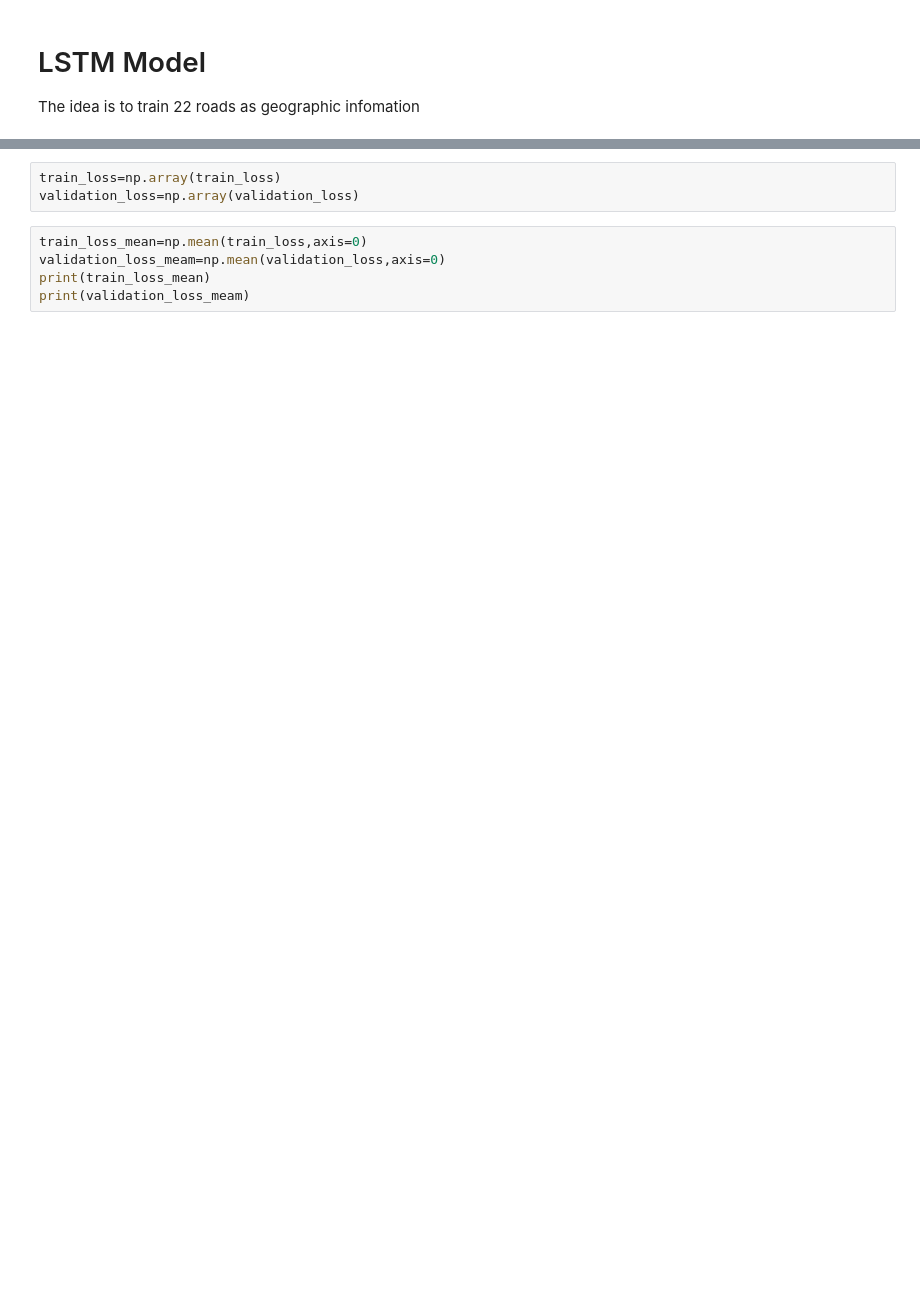
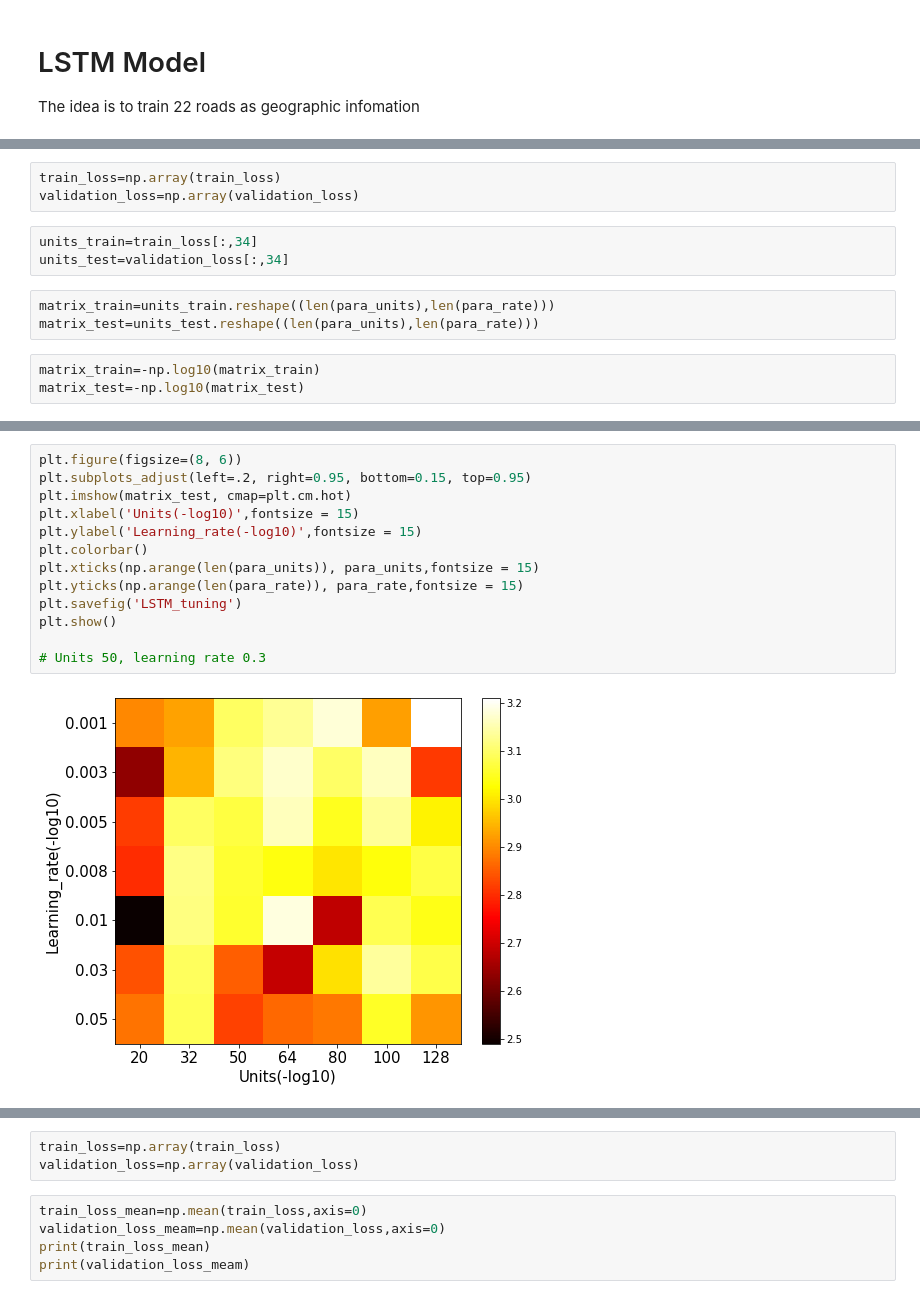
Before and after one commit to antoniosfiala/UCL_Traffic_Forecast, a Jupyter notebook: 3_LSTM/LSTM.ipynb, the cells around one changed output, grey strips where cells are left out. Cells and saved outputs as stored; diff of their text form; blank space fills up the shorter version.

```diff
--- a/3_LSTM/LSTM.ipynb
+++ b/3_LSTM/LSTM.ipynb
@@ -100,0 +141,12 @@ def buildModel():
+# %%
+train_loss=np.array(train_loss)
+validation_loss=np.array(validation_loss)
+# %%
+units_train=train_loss[:,34]
+units_test=validation_loss[:,34]
+# %%
+matrix_train=units_train.reshape((len(para_units),len(para_rate)))
+matrix_test=units_test.reshape((len(para_units),len(para_rate)))
+# %%
+matrix_train=-np.log10(matrix_train)
+matrix_test=-np.log10(matrix_test)
@@ -101 +170,16 @@ def buildModel():
+# %%
+plt.figure(figsize=(8, 6))
+plt.subplots_adjust(left=.2, right=0.95, bottom=0.15, top=0.95)
+plt.imshow(matrix_test, cmap=plt.cm.hot)
+plt.xlabel('Units(-log10)',fontsize = 15)
+plt.ylabel('Learning_rate(-log10)',fontsize = 15)
+plt.colorbar()
+plt.xticks(np.arange(len(para_units)), para_units,fontsize = 15)
+plt.yticks(np.arange(len(para_rate)), para_rate,fontsize = 15)
+plt.savefig('LSTM_tuning')
+plt.show()
+
+# Units 50, learning rate 0.3
+# %% [output]
+[figure, added]
 # %%
```
Also changed, not shown: parts of 18 cells of this notebook, 33 other files.
